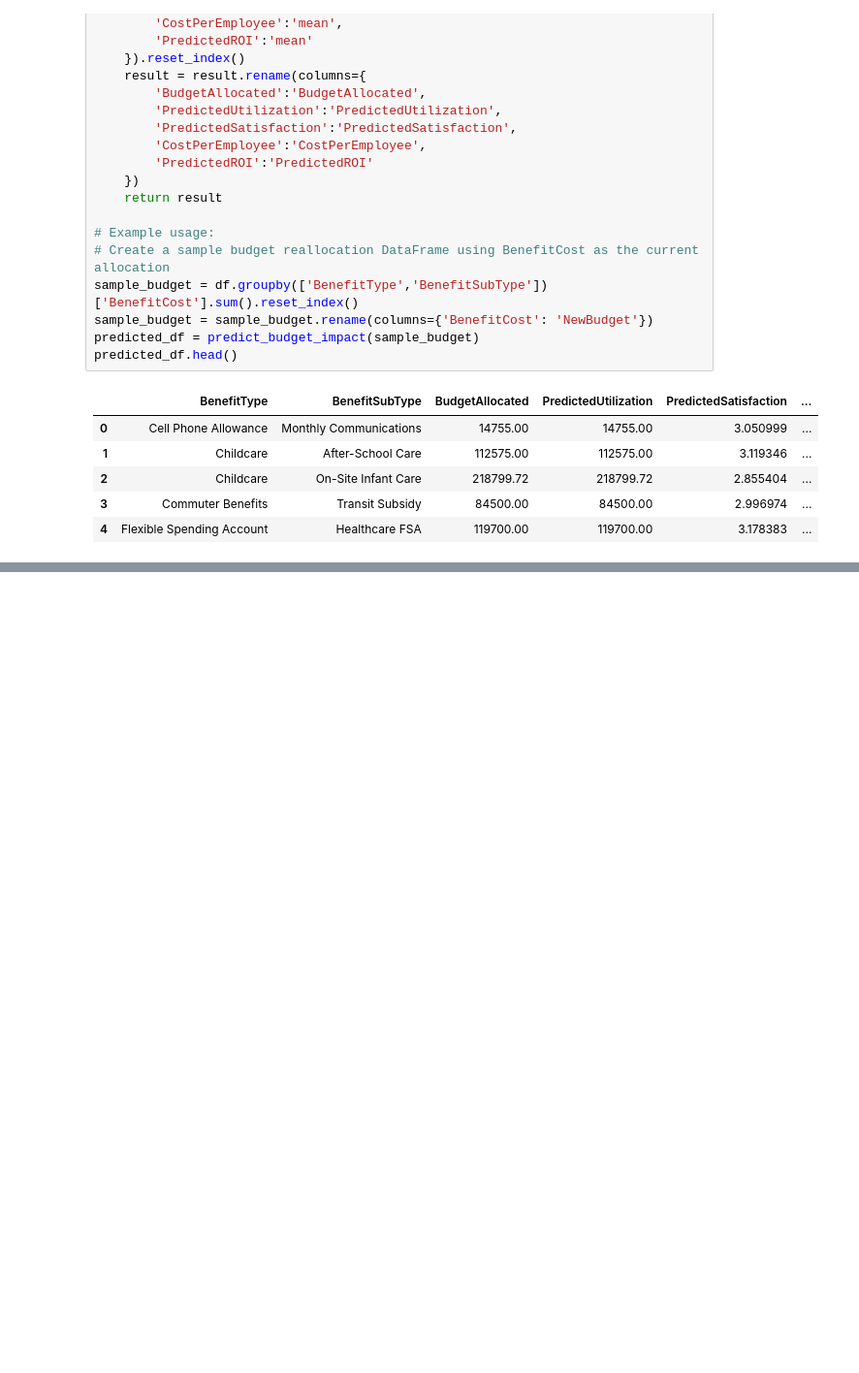
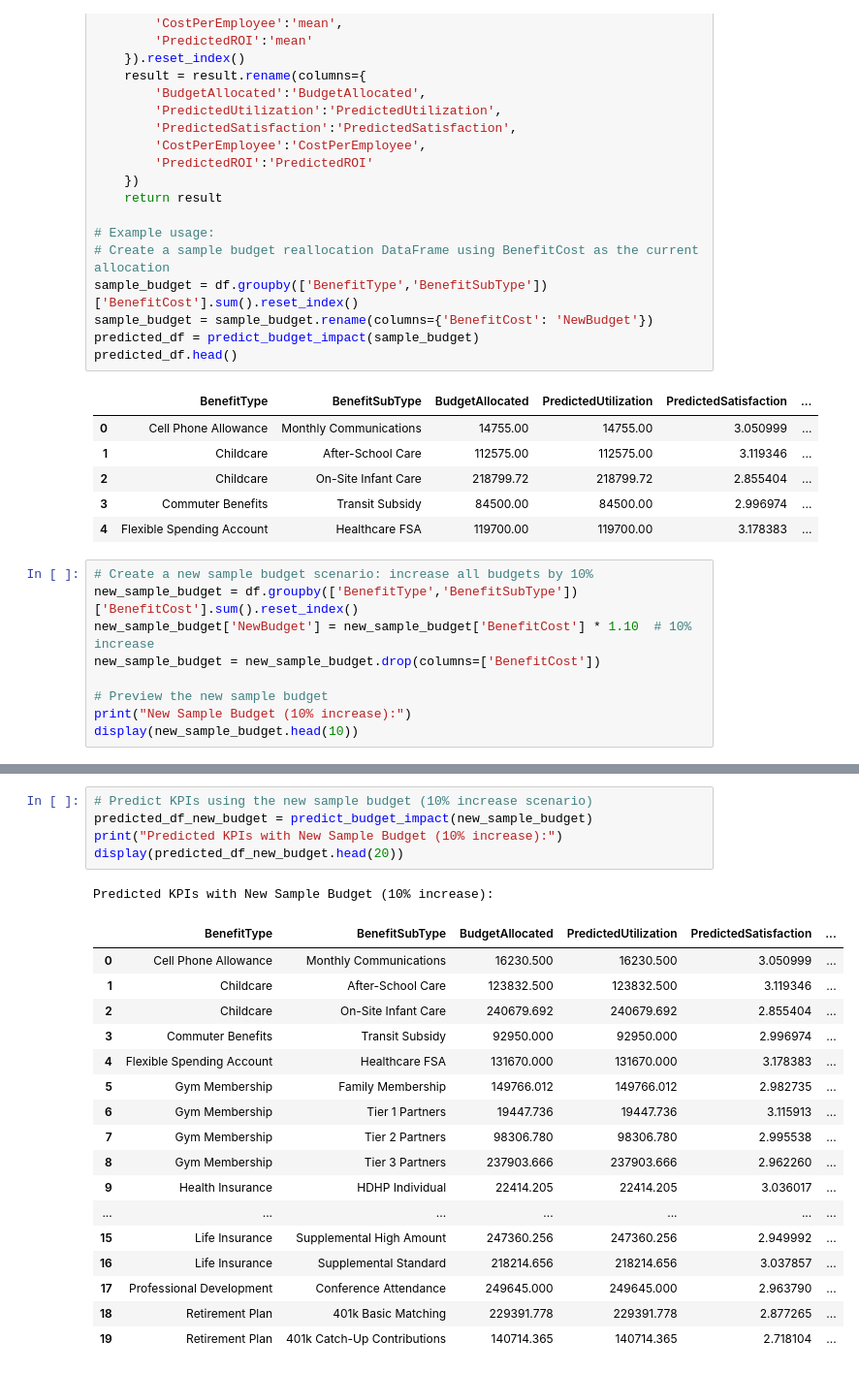
Before and after one commit to suletanmay/MidProgCaps, a Jupyter notebook: Phase_3.ipynb, the cells around one changed output, grey strips where cells are left out. Shown at 97% size. Saved outputs shown, nothing was run; the diff lists cells and outputs as text; blank space fills up the shorter version.

```diff
--- a/Phase_3.ipynb
+++ b/Phase_3.ipynb
@@ -683,3 +686,12 @@ predicted_df.head()
 | 2 | Childcare | On-Site Infant Care | 218799.72 | 218799.72 | 2.855404 | ... |
 | 3 | Commuter Benefits | Transit Subsidy | 84500.00 | 84500.00 | 2.996974 | ... |
 | 4 | Flexible Spending Account | Healthcare FSA | 119700.00 | 119700.00 | 3.178383 | ... |
+# %%
+# Create a new sample budget scenario: increase all budgets by 10%
+new_sample_budget = df.groupby(['BenefitType','BenefitSubType'])['BenefitCost'].sum().reset_index()
+new_sample_budget['NewBudget'] = new_sample_budget['BenefitCost'] * 1.10  # 10% increase
+new_sample_budget = new_sample_budget.drop(columns=['BenefitCost'])
+
+# Preview the new sample budget
+print("New Sample Budget (10% increase):")
+display(new_sample_budget.head(10))
@@ -686,3 +711,27 @@ predicted_df.head()
+# %%
+# Predict KPIs using the new sample budget (10% increase scenario)
+predicted_df_new_budget = predict_budget_impact(new_sample_budget)
+print("Predicted KPIs with New Sample Budget (10% increase):")
+display(predicted_df_new_budget.head(20))
+# %% [output]
+Predicted KPIs with New Sample Budget (10% increase):
+|  | BenefitType | BenefitSubType | BudgetAllocated | PredictedUtilization | PredictedSatisfaction | ... |
+| 0 | Cell Phone Allowance | Monthly Communications | 16230.500 | 16230.500 | 3.050999 | ... |
+| 1 | Childcare | After-School Care | 123832.500 | 123832.500 | 3.119346 | ... |
+| 2 | Childcare | On-Site Infant Care | 240679.692 | 240679.692 | 2.855404 | ... |
+| 3 | Commuter Benefits | Transit Subsidy | 92950.000 | 92950.000 | 2.996974 | ... |
+| 4 | Flexible Spending Account | Healthcare FSA | 131670.000 | 131670.000 | 3.178383 | ... |
+| 5 | Gym Membership | Family Membership | 149766.012 | 149766.012 | 2.982735 | ... |
+| 6 | Gym Membership | Tier 1 Partners | 19447.736 | 19447.736 | 3.115913 | ... |
+| 7 | Gym Membership | Tier 2 Partners | 98306.780 | 98306.780 | 2.995538 | ... |
+| 8 | Gym Membership | Tier 3 Partners | 237903.666 | 237903.666 | 2.962260 | ... |
+| 9 | Health Insurance | HDHP Individual | 22414.205 | 22414.205 | 3.036017 | ... |
+| ... | ... | ... | ... | ... | ... | ... |
+| 15 | Life Insurance | Supplemental High Amount | 247360.256 | 247360.256 | 2.949992 | ... |
+| 16 | Life Insurance | Supplemental Standard | 218214.656 | 218214.656 | 3.037857 | ... |
+| 17 | Professional Development | Conference Attendance | 249645.000 | 249645.000 | 2.963790 | ... |
+| 18 | Retirement Plan | 401k Basic Matching | 229391.778 | 229391.778 | 2.877265 | ... |
+| 19 | Retirement Plan | 401k Catch-Up Contributions | 140714.365 | 140714.365 | 2.718104 | ... |
 # %%
 # Display current (before) KPIs table
 current_kpis_display = current_kpis[['BenefitType','BenefitSubType','CurrentBudget','CurrentUtilization','CurrentSatisfaction']].copy()
```
Also changed, not shown: parts of 7 cells of this notebook, 2 other files.
